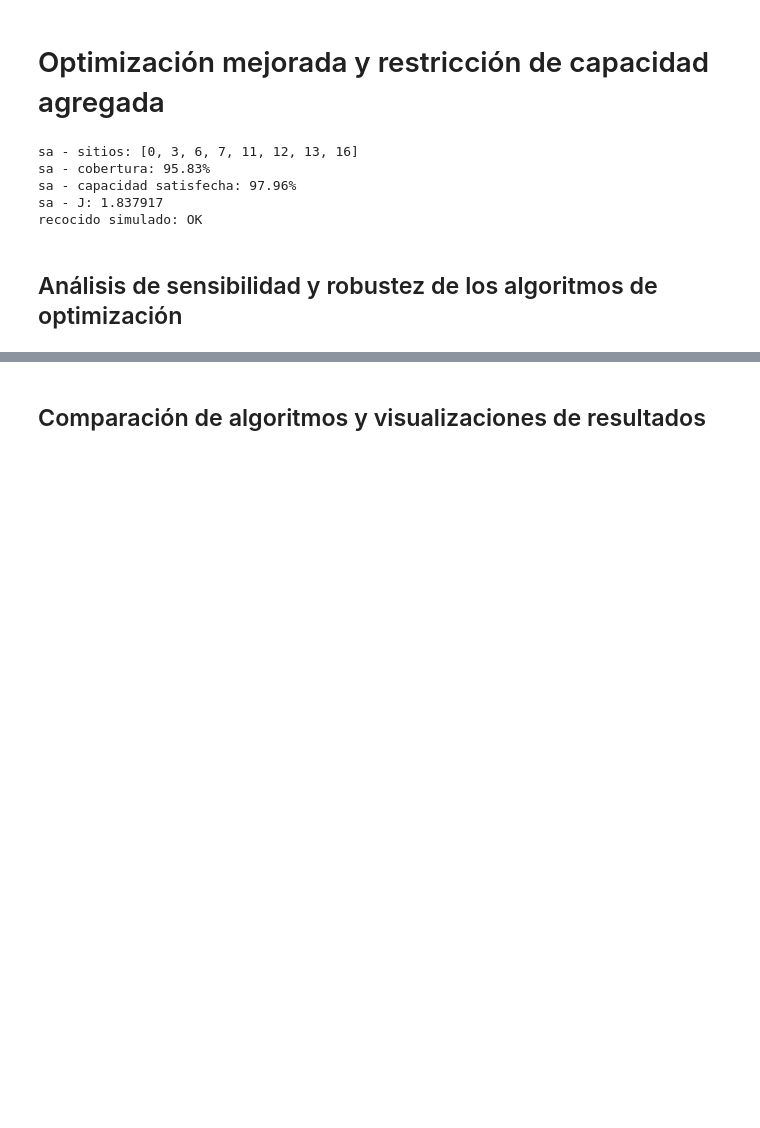
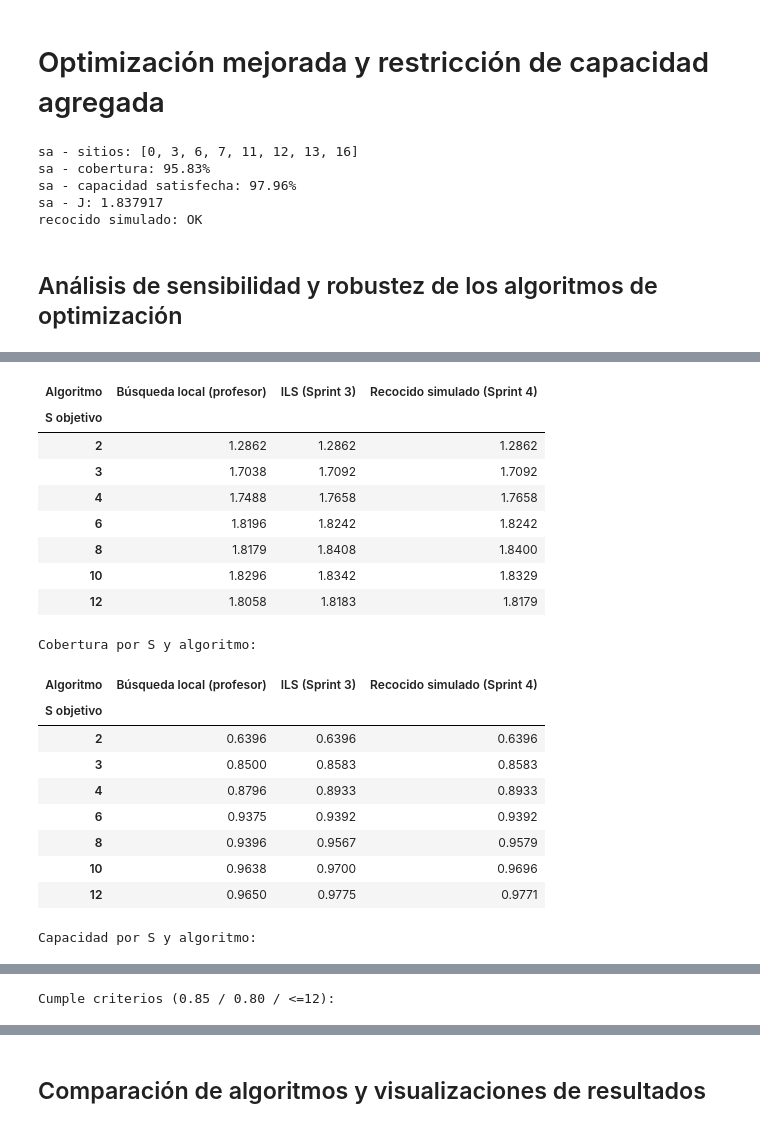
Before and after one commit to FelipeMaciasR/capstone-fwa-rural, a Jupyter notebook: Notebooks/Capstone_FWA_Rural_Base.ipynb, the cells around one changed output, grey strips where cells are left out. Cells and saved outputs as stored; diff of their text form; code cells hidden in the pictures; blank space fills up the shorter version.

```diff
--- a/Notebooks/Capstone_FWA_Rural_Base.ipynb
+++ b/Notebooks/Capstone_FWA_Rural_Base.ipynb
@@ -2777,0 +2947,59 @@ recocido simulado: OK
+# %%
+# ============================================================
+# PB40 — SENSIBILIDAD FRENTE AL NÚMERO DE SITIOS S (máximo 12)
+# ============================================================
+
+verificar_escenario_original()
+
+VALORES_S = [2, 3, 4, 6, 8, 10, 12]
+SEED_PB40 = 42
+assert max(VALORES_S) <= MAX_S
+
+filas = []
+print("Ejecutando los tres algoritmos para cada S...\n")
+for alg in ALGORITMOS:
+    for S in VALORES_S:
+        sitios, t = ejecutar_algoritmo(alg, S, seed=SEED_PB40)
+        fila = {"Algoritmo": alg, "S objetivo": S, **evaluar_configuracion(sitios), "Tiempo (s)": t}
+        filas.append(fila)
+        print(f"  {alg:<30} S={S:>2}  J={fila['J']:.4f}  Cob={fila['Cobertura']:.2%}  "
+              f"Cap={fila['Capacidad']:.2%}  Cumple={fila['Cumple']}  ({t:.1f} s)")
+
+df_pb40 = pd.DataFrame(filas)
+assert (df_pb40["S"] == df_pb40["S objetivo"]).all()
+
+# Tablas comparativas
+tabla_J = df_pb40.pivot(index="S objetivo", columns="Algoritmo", values="J")[ALGORITMOS]
+tabla_cob = df_pb40.pivot(index="S objetivo", columns="Algoritmo", values="Cobertura")[ALGORITMOS]
+tabla_cap = df_pb40.pivot(index="S objetivo", columns="Algoritmo", values="Capacidad")[ALGORITMOS]
+tabla_cumple = df_pb40.pivot(index="S objetivo", columns="Algoritmo", values="Cumple")[ALGORITMOS]
+
+print("\nJ por S y algoritmo:");          display(tabla_J.round(4))
+print("Cobertura por S y algoritmo:");    display(tabla_cob.round(4))
+print("Capacidad por S y algoritmo:");    display(tabla_cap.round(4))
+print("Cumple criterios (0.85 / 0.80 / <=12):"); display(tabla_cumple)
+print("Algoritmo con mayor J para cada S:"); display(tabla_J.idxmax(axis=1).to_frame("Mejor algoritmo"))
+
+# Resumen por algoritmo
+resumen = []
+for alg in ALGORITMOS:
+    g = df_pb40[df_pb40["Algoritmo"] == alg]
+    g_ok = g[g["Cumple"]]
+    m = g.loc[g["J"].idxmax()]
+    resumen.append({
+        "Algoritmo": alg,
+        "S mínimo que cumple": int(g_ok["S"].min()) if len(g_ok) else None,
+        "S con mayor J": int(m["S"]),
+        "J máx": m["J"],
+        "Sitios (mayor J)": m["Sitios"],
+        "Cobertura (mayor J)": m["Cobertura"],
+        "Capacidad (mayor J)": m["Capacidad"],
+    })
+df_pb40_resumen = pd.DataFrame(resumen)
+print("Resumen PB40:"); display(df_pb40_resumen.round(4))
+
+resultados_sprint4["pb40"] = df_pb40
+resultados_sprint4["pb40_resumen"] = df_pb40_resumen
+df_pb40.to_csv(RESULTS_DIR / "pb40_sensibilidad_S.csv", index=False)
+verificar_escenario_original()
+# %% [output]
@@ -2777,0 +3023,20 @@ recocido simulado: OK
+| Algoritmo | Búsqueda local (profesor) | ILS (Sprint 3) | Recocido simulado (Sprint 4) |
+| S objetivo |  |  |  |
+| 2 | 1.2862 | 1.2862 | 1.2862 |
+| 3 | 1.7038 | 1.7092 | 1.7092 |
+| 4 | 1.7488 | 1.7658 | 1.7658 |
+| 6 | 1.8196 | 1.8242 | 1.8242 |
+| 8 | 1.8179 | 1.8408 | 1.8400 |
+| 10 | 1.8296 | 1.8342 | 1.8329 |
+| 12 | 1.8058 | 1.8183 | 1.8179 |
+Cobertura por S y algoritmo:
+| Algoritmo | Búsqueda local (profesor) | ILS (Sprint 3) | Recocido simulado (Sprint 4) |
+| S objetivo |  |  |  |
+| 2 | 0.6396 | 0.6396 | 0.6396 |
+| 3 | 0.8500 | 0.8583 | 0.8583 |
+| 4 | 0.8796 | 0.8933 | 0.8933 |
+| 6 | 0.9375 | 0.9392 | 0.9392 |
+| 8 | 0.9396 | 0.9567 | 0.9579 |
+| 10 | 0.9638 | 0.9700 | 0.9696 |
+| 12 | 0.9650 | 0.9775 | 0.9771 |
+Capacidad por S y algoritmo:
@@ -2777,0 +3052 @@ recocido simulado: OK
+Cumple criterios (0.85 / 0.80 / <=12):
```
Also changed, not shown: parts of 15 cells of this notebook.
